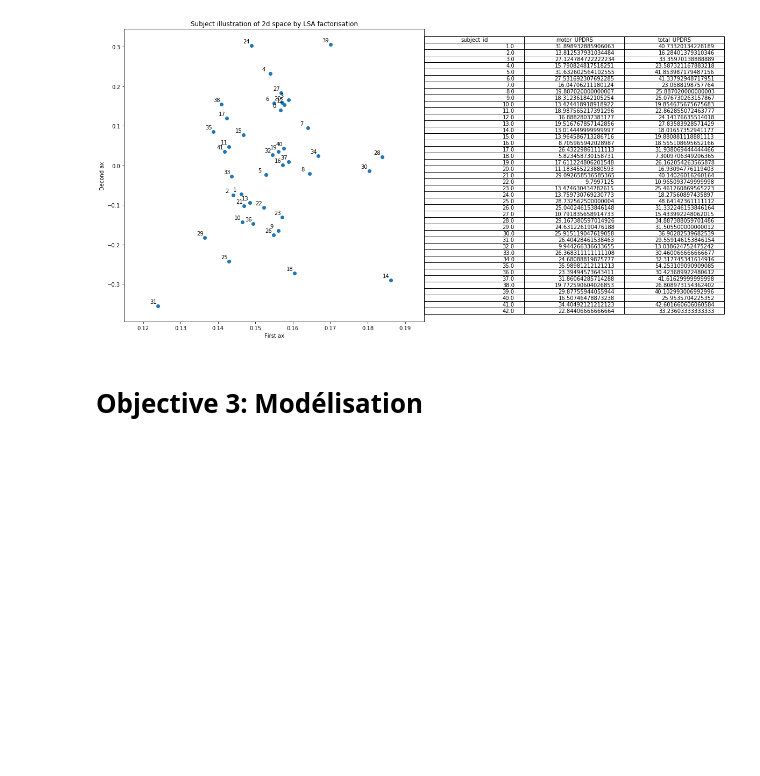
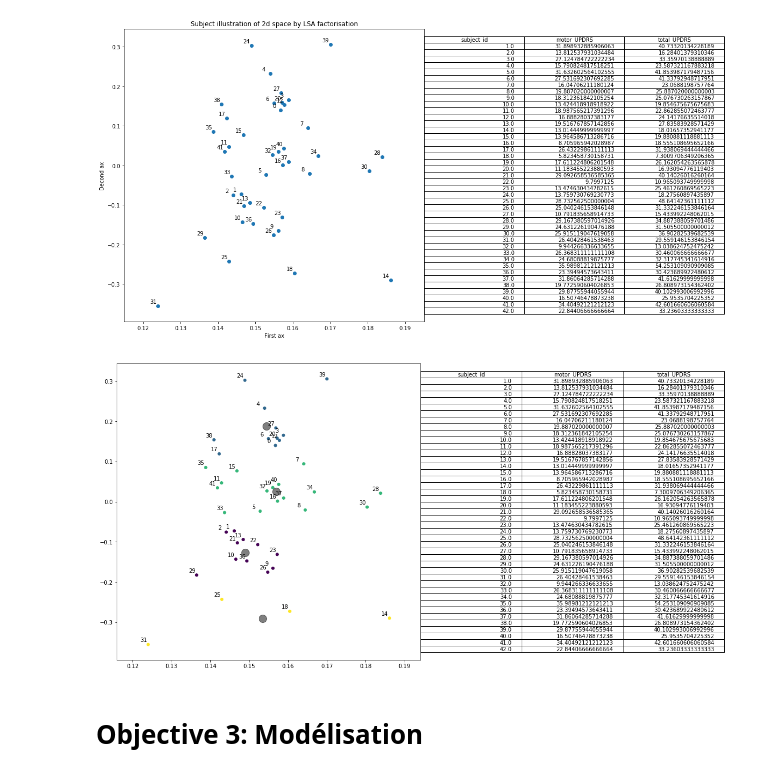
Before and after one commit to Mymoza/DataMining-UPDRS, a Jupyter notebook: UPDRS.ipynb, the cells around one changed output. Cells and saved outputs as stored; diff of their text form; code cells hidden in the pictures; blank space fills up the shorter version.

Commit message:
Update UPDRS.ipynb
LDA clustering

```diff
--- a/UPDRS.ipynb
+++ b/UPDRS.ipynb
@@ -574,6 +576,25 @@ plt.table(cellText=Mean[['subject_id','motor_UPDRS','total_UPDRS']].values,
 plt.show()
 # %% [output]
 [figure]
+# %%
+Data=V.transpose()
+
+#Application Clustering
+kmeans = KMeans(n_clusters=4)
+kmeans.fit(Data)
+y_kmeans = kmeans.predict(Data)
+
+#Représentation
+plt.figure(figsize=(10, 10))
+plt.scatter(Data[: , 0], Data[: , 1], c=y_kmeans, s=25, cmap='viridis')
+for i, files_name in enumerate(V[0,:]):
+    plt.annotate(i, (V[0,i], V[1,i]), textcoords="offset points", xytext=(-15,5))
+plt.table(cellText=Mean[['subject_id','motor_UPDRS','total_UPDRS']].values,
+          colLabels=['subject_id','motor_UPDRS','total_UPDRS'], loc='right')
+centers = kmeans.cluster_centers_
+plt.scatter(centers[:, 0], centers[:, 1], c='black', s=200, alpha=0.5);
+# %% [output]
+[figure, added]
 # %% [markdown]
 # Objective 3: Modélisation
 # %% [markdown]
```
Also changed, not shown: parts of 2 cells of this notebook.
